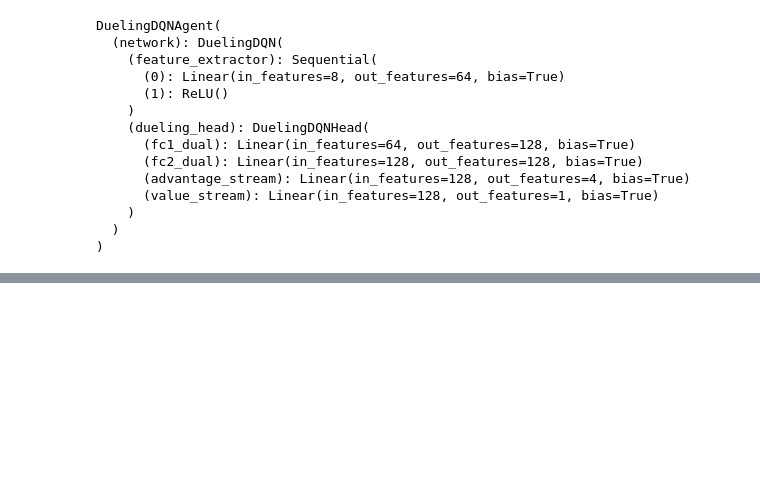
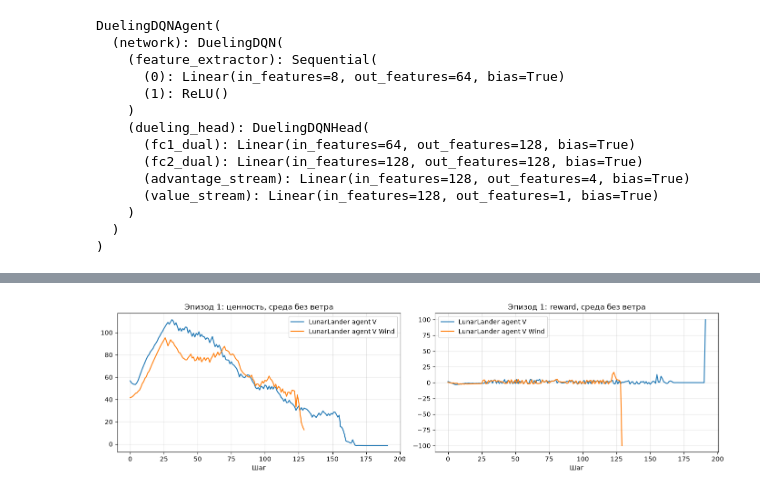
Before and after one commit to Andrey-EE-ML-ICS/RL_TRACK_SW, a Jupyter notebook: Session_task.ipynb, the cells around one changed output, grey strips where cells are left out. Cells and saved outputs as stored; diff of their text form; code cells hidden in the pictures; blank space fills up the shorter version.

```diff
--- a/Session_task.ipynb
+++ b/Session_task.ipynb
@@ -715,12 +698,16 @@ display(Video(str(lunar_video_paths[-1]), embed=True))
 Reward финального видео LunarLander: 273.9
 [interactive output not drawn]
 # %%
-def play_and_log_episode(env, agent, seed=None, max_steps=MAX_EPISODE_STEPS):
+def play_and_log_episode_both(env, agent, agent_wind, seed=None, max_steps=MAX_EPISODE_STEPS):
     state, _ = env.reset(seed=seed)
     log = {key: [] for key in (
         "states", "qvalues", "actions", "rewards", "next_states",
         "terminated", "truncated",
     )}
+    log_wind= {key: [] for key in (
+            "states", "qvalues", "actions", "rewards", "next_states",
+            "terminated", "truncated",
+        )}
     for _ in range(max_steps):
         qvalues = agent.get_qvalues([state])[0]
         action = int(np.argmax(qvalues))
@@ -731,7 +718,18 @@ def play_and_log_episode(env, agent, seed=None, max_steps=MAX_EPISODE_STEPS):
         state = next_state
         if terminated or truncated:
             break
-    return {key: np.asarray(value) for key, value in log.items()}
+    state, _ = env.reset(seed=seed)
+    for _ in range(max_steps):
+            qvalues = agent_wind.get_qvalues([state])[0]
+            action = int(np.argmax(qvalues))
+            next_state, reward, terminated, truncated, _ = env.step(action)
+            values = (state, qvalues, action, reward, next_state, terminated, truncated)
+            for key, value in zip(log_wind, values):
+                log_wind[key].append(value)
+            state = next_state
+            if terminated or truncated:
+                break
+    return {key: np.asarray(value) for key, value in log.items()},{key: np.asarray(value) for key, value in log_wind.items()}
 # %%
 def get_discounted_returns(rewards, gamma, bootstrap_value=0.0) -> np.ndarray:
     """Возвращает G[t]; bootstrap_value используется после последней награды."""
@@ -1250,0 +1060,62 @@ plt.close(fig)
+# %%
+
+# %%
+
+lunar_analysis_n_episodes = 5
+lunar_analysis_seed = 250_001
+lunar_gamma = 0.99
+
+lunar_records_agent_wind_env_no_wind=[]
+lunar_records_agent_no_wind_env_no_wind = []
+lunar_analysis_env = make_lunar_env()
+for episode_idx in range(lunar_analysis_n_episodes):
+    record,record_wind = play_and_log_episode_both(
+        lunar_analysis_env,
+        lunar_agent,
+        lunar_agent_wind,
+        seed=lunar_analysis_seed + episode_idx,
+        max_steps=LUNAR_MAX_EPISODE_STEPS,
+    )
+    lunar_records_agent_no_wind_env_no_wind.append(record)
+    lunar_records_agent_wind_env_no_wind.append(record_wind)
+    print(
+        f"Агент без ветра Эпизод {episode_idx + 1}: return={record['rewards'].sum():.2f}, "
+        f"шагов={len(record['rewards'])}"
+    )
+    print(
+            f"Агент с ветром Эпизод {episode_idx + 1}: return={record_wind['rewards'].sum():.2f}, "
+            f"шагов={len(record_wind['rewards'])}"
+        )
+lunar_analysis_env.close()
+
+assert len(lunar_records_agent_no_wind_env_no_wind) == len(lunar_records_agent_wind_env_no_wind),  "число эпизодов должно совпадать для попарного сравнения"
+
+#     Key in lunar_records      "states", "qvalues", "actions", "rewards", "next_states",
+#            "terminated", "truncated",
+n_episod=len(lunar_records_agent_no_wind_env_no_wind)
+
+#for episode_idx, record in enumerate(lunar_records, start=1):
+#    for episode_idx_wind, record_wind in enumerate(lunar_records_wind, start=1):
+for episode_idx in range(n_episod):
+        #mc_return = get_discounted_returns(record["rewards"], lunar_gamma)
+        record=lunar_records_agent_no_wind_env_no_wind[episode_idx]
+        record_wind=lunar_records_agent_wind_env_no_wind[episode_idx]
+
+        values = record["qvalues"].max(axis=1)
+        values_wind=record_wind['qvalues'].max(axis=1)
+        fig, axes = plt.subplots(1, 2, figsize=(14, 4))
+        axes[0].plot(values, label="LunarLander agent V")
+        axes[0].plot(values_wind, label="LunarLander agent V Wind")
+
+        axes[0].set(title=f"Эпизод {episode_idx+1}: ценность, cреда без ветра", xlabel="Шаг")
+        axes[0].legend()
+        axes[1].plot(record["rewards"],label="LunarLander agent V")
+        axes[1].plot(record_wind['rewards'],label="LunarLander agent V Wind")
+        axes[1].legend()
+        axes[1].set(title=f"Эпизод {episode_idx+1}: reward, cреда без ветра", xlabel="Шаг")
+        for ax in axes:
+            ax.grid(alpha=0.3)
+        plt.tight_layout()
+        plt.show()
+        plt.close(fig)
+# %% [output]
@@ -1250,0 +1132 @@ plt.close(fig)
+[figure, added]
```
Also changed, not shown: parts of 34 cells of this notebook, 5 other files.
